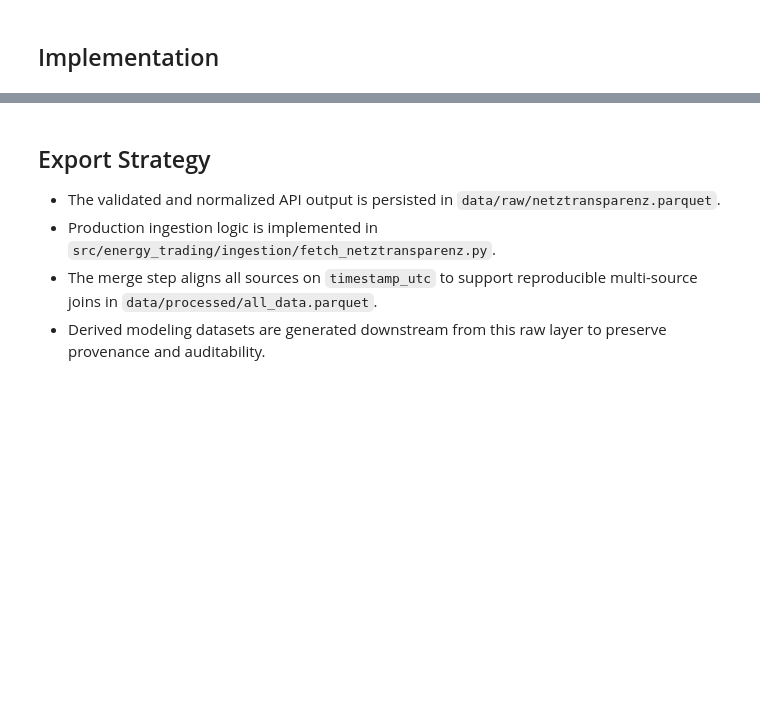
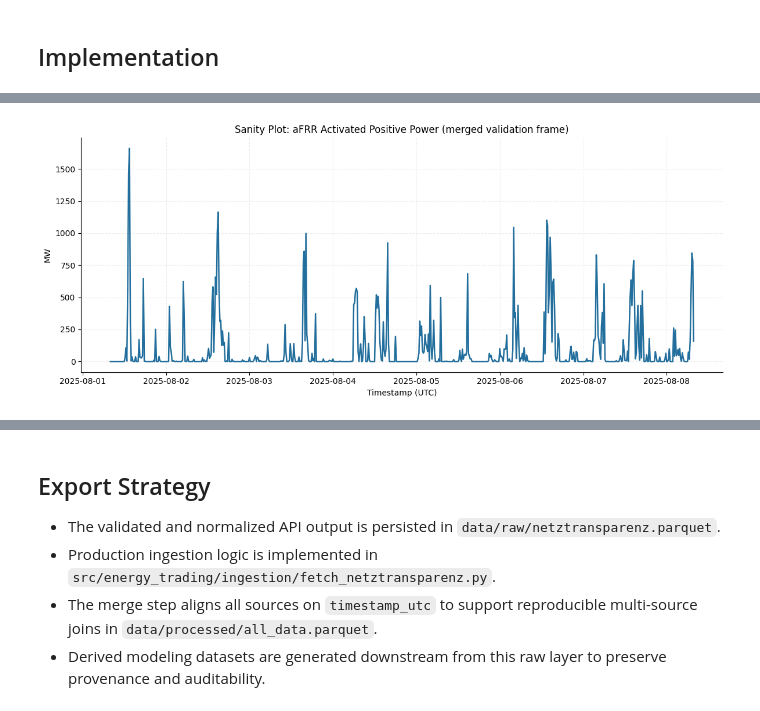
Before and after one commit to lgiesen/energy_trading, a Jupyter notebook: notebooks/api/03_netztransparenz.ipynb, the cells around one changed output, grey strips where cells are left out. Saved outputs shown, nothing was run; the diff lists cells and outputs as text; code cells hidden in the pictures; blank space fills up the shorter version.

```diff
--- a/notebooks/api/03_netztransparenz.ipynb
+++ b/notebooks/api/03_netztransparenz.ipynb
@@ -166,42 +318,41 @@ plt.show()
 # %%
-df_work = df_raw.copy()
+if "df_raw" not in globals():
+    raise RuntimeError("df_raw is not defined. Run the fetch cell first.")
 
-date_col = next((c for c in df_work.columns if c.lower() == 'datum'), None)
-time_col = next((c for c in df_work.columns if c.lower() in {'von', 'time'}), None)
+if 'df_merged' in globals() and {'timestamp_utc','afrr_activated_mw_pos'}.issubset(df_merged.columns):
+    df_work = df_merged.copy()
+    plot_df = df_work[['timestamp_utc', 'afrr_activated_mw_pos']].dropna().sort_values('timestamp_utc')
 
-if date_col and time_col:
-    ts_local = pd.to_datetime(
-        df_work[date_col].astype(str) + ' ' + df_work[time_col].astype(str),
-        format='%d.%m.%Y %H:%M',
-        errors='coerce',
-    )
-    ts_local = ts_local.dt.tz_localize('Europe/Berlin', ambiguous='NaT', nonexistent='shift_forward')
-    df_work = df_work.assign(timestamp_local=ts_local, timestamp_utc=ts_local.dt.tz_convert('UTC'))
+    fig, ax = plt.subplots(figsize=(12, 5))
+    ax.plot(plot_df['timestamp_utc'], plot_df['afrr_activated_mw_pos'], color='#226E9C', linewidth=1.8)
+    ax.set_title('Sanity Plot: aFRR Activated Positive Power (merged validation frame)')
+    ax.set_xlabel('Timestamp (UTC)')
+    ax.set_ylabel('MW')
+    plt.tight_layout()
+    plt.show()
 
-    pos_col = next((c for c in df_work.columns if 'positiv' in c.lower()), None)
-    if pos_col is not None:
-        y = pd.to_numeric(df_work[pos_col], errors='coerce')
-        plot_df = pd.DataFrame({'timestamp_utc': df_work['timestamp_utc'], 'value': y}).dropna().sort_values('timestamp_utc')
-
-        fig, ax = plt.subplots(figsize=(12, 5))
-        ax.plot(plot_df['timestamp_utc'], plot_df['value'], color='#226E9C', linewidth=1.8)
-        ax.set_title('Sanity Plot: AktivierteSRL Positiv')
-        ax.set_xlabel('Timestamp (UTC)')
-        ax.set_ylabel('MW')
-        plt.tight_layout()
-        plt.show()
-
-    idx = df_work.set_index('timestamp_utc').index
-    print('--- Timezone validation ---')
+    idx = pd.to_datetime(df_work['timestamp_utc'], utc=True)
+    print('--- Timezone validation (merged) ---')
     print('First timestamp (UTC):', idx.min())
     print('Last timestamp  (UTC):', idx.max())
-    print('Detected df.index.tz:', idx.tz)
-
-    tz_col = next((c for c in df_raw.columns if c.lower() == 'zeitzone'), None)
-    if tz_col is not None:
-        print('Raw Zeitzone values (top):')
-        print(df_raw[tz_col].astype(str).value_counts(dropna=False).head(10))
-
-    print('Interpretation: Local date/time fields are parsed as Europe/Berlin and converted to UTC for merge consistency.')
+    print('Detected tz:', idx.dt.tz)
 else:
-    print('Could not find date/time columns (Datum + von/time). Timezone validation skipped.')
+    df_work = df_raw.copy()
+    date_col = next((c for c in df_work.columns if c.lower() == 'datum'), None)
+    time_col = next((c for c in df_work.columns if c.lower() in {'von', 'time'}), None)
+    if date_col and time_col:
+        ts_local = pd.to_datetime(
+            df_work[date_col].astype(str) + ' ' + df_work[time_col].astype(str),
+            format='%d.%m.%Y %H:%M',
+            errors='coerce',
+        )
+        ts_local = ts_local.dt.tz_localize('Europe/Berlin', ambiguous='NaT', nonexistent='shift_forward')
+        ts_utc = ts_local.dt.tz_convert('UTC')
+        print('--- Timezone validation (raw) ---')
+        print('First timestamp (UTC):', ts_utc.min())
+        print('Last timestamp  (UTC):', ts_utc.max())
+        print('Detected tz:', ts_utc.dt.tz)
+    else:
+        print('Could not find date/time columns (Datum + von/time).')
+# %% [output]
+[figure, added]
```
Also changed, not shown: parts of 6 cells of this notebook.
